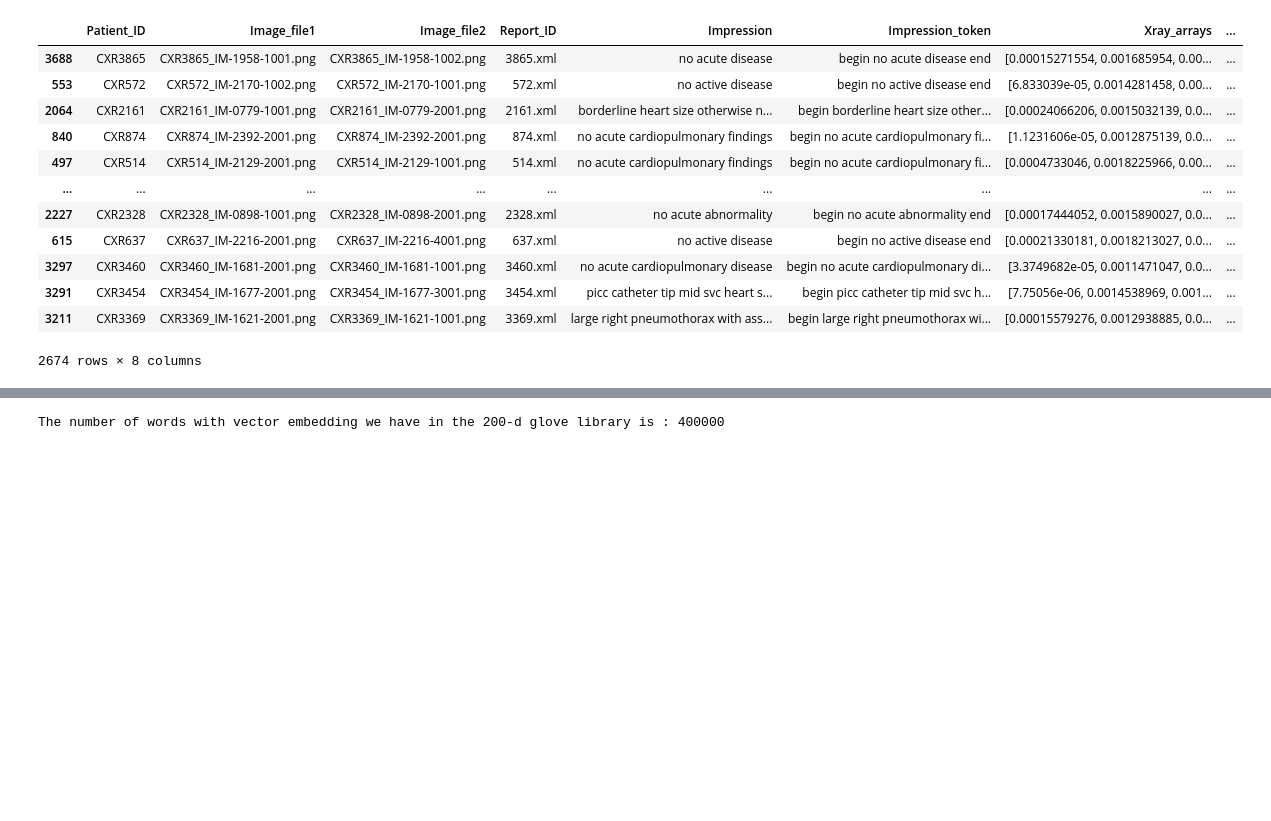
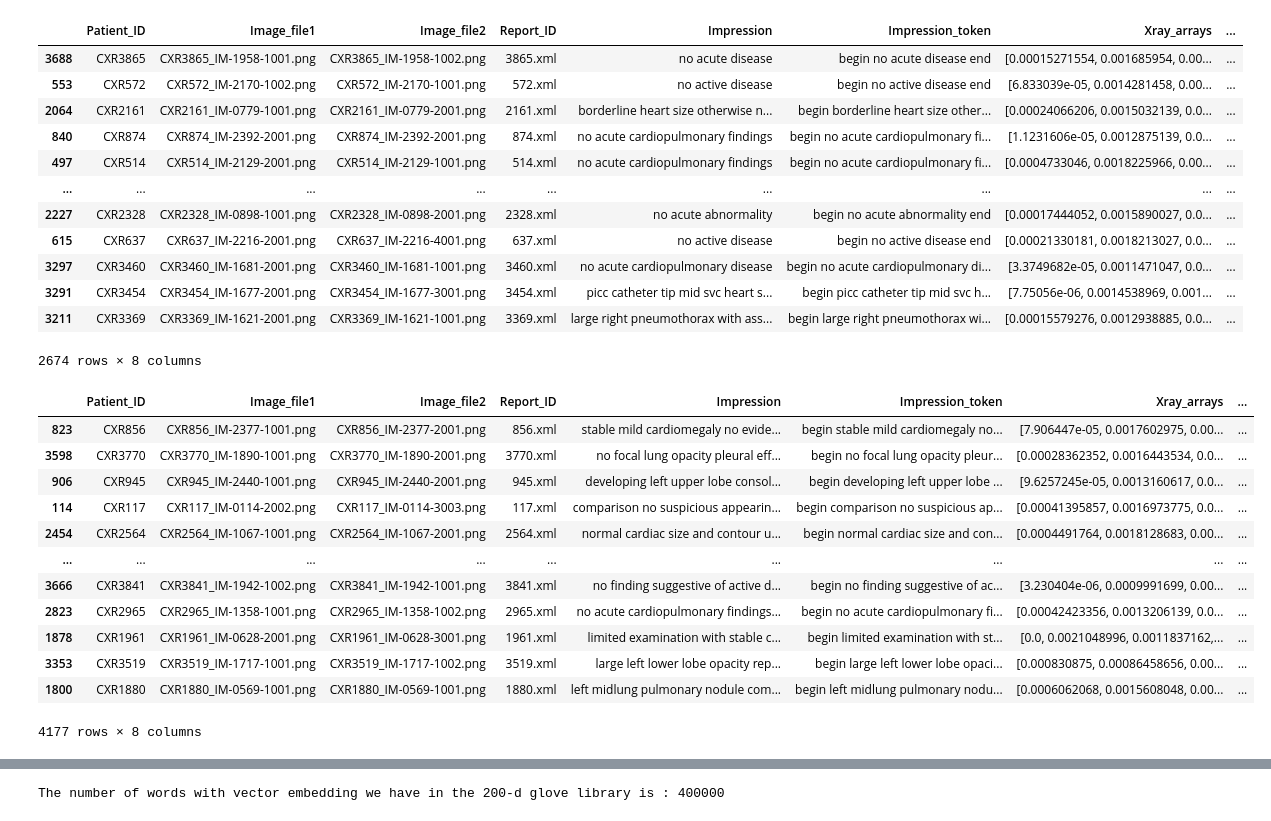
Before and after one commit to piperalpha7/CHEST-XRAY-KEYWORD-GENERATION-THROUGH-DEEP-LEARNING-, a Jupyter notebook: Python Notebooks/Model4.ipynb, the cells around one changed output, grey strips where cells are left out. Saved outputs shown, nothing was run; the diff lists cells and outputs as text; code cells hidden in the pictures; blank space fills up the shorter version.

```diff
--- a/Python Notebooks/Model4.ipynb
+++ b/Python Notebooks/Model4.ipynb
@@ -238,6 +242,23 @@ train =  pd.concat(add_dfs)
 # %%
 # Shuffling the train dataset
 train = shuffle(train)
+# %%
+# After resampling the number of samples in the train dataset have gone up #
+train
+# %% [output]
+|  | Patient_ID | Image_file1 | Image_file2 | Report_ID | Impression | Impression_token | Xray_arrays | ... |
+| 823 | CXR856 | CXR856_IM-2377-1001.png | CXR856_IM-2377-2001.png | 856.xml | stable mild cardiomegaly no evide... | begin stable mild cardiomegaly no... | [7.906447e-05, 0.0017602975, 0.00... | ... |
+| 3598 | CXR3770 | CXR3770_IM-1890-1001.png | CXR3770_IM-1890-2001.png | 3770.xml | no focal lung opacity pleural eff... | begin no focal lung opacity pleur... | [0.00028362352, 0.0016443534, 0.0... | ... |
+| 906 | CXR945 | CXR945_IM-2440-1001.png | CXR945_IM-2440-2001.png | 945.xml | developing left upper lobe consol... | begin developing left upper lobe ... | [9.6257245e-05, 0.0013160617, 0.0... | ... |
+| 114 | CXR117 | CXR117_IM-0114-2002.png | CXR117_IM-0114-3003.png | 117.xml | comparison no suspicious appearin... | begin comparison no suspicious ap... | [0.00041395857, 0.0016973775, 0.0... | ... |
+| 2454 | CXR2564 | CXR2564_IM-1067-1001.png | CXR2564_IM-1067-2001.png | 2564.xml | normal cardiac size and contour u... | begin normal cardiac size and con... | [0.0004491764, 0.0018128683, 0.00... | ... |
+| ... | ... | ... | ... | ... | ... | ... | ... | ... |
+| 3666 | CXR3841 | CXR3841_IM-1942-1002.png | CXR3841_IM-1942-1001.png | 3841.xml | no finding suggestive of active d... | begin no finding suggestive of ac... | [3.230404e-06, 0.0009991699, 0.00... | ... |
+| 2823 | CXR2965 | CXR2965_IM-1358-1001.png | CXR2965_IM-1358-1002.png | 2965.xml | no acute cardiopulmonary findings... | begin no acute cardiopulmonary fi... | [0.00042423356, 0.0013206139, 0.0... | ... |
+| 1878 | CXR1961 | CXR1961_IM-0628-2001.png | CXR1961_IM-0628-3001.png | 1961.xml | limited examination with stable c... | begin limited examination with st... | [0.0, 0.0021048996, 0.0011837162,... | ... |
+| 3353 | CXR3519 | CXR3519_IM-1717-1001.png | CXR3519_IM-1717-1002.png | 3519.xml | large left lower lobe opacity rep... | begin large left lower lobe opaci... | [0.000830875, 0.00086458656, 0.00... | ... |
+| 1800 | CXR1880 | CXR1880_IM-0569-1001.png | CXR1880_IM-0569-1001.png | 1880.xml | left midlung pulmonary nodule com... | begin left midlung pulmonary nodu... | [0.0006062068, 0.0015608048, 0.00... | ... |
+4177 rows × 8 columns
 # %%
 # As we see after rebalancing the 'Impression' value_counts has changed completely thereby giving a better balance to the train dataset #
 train['Impression'].value_counts()
```
Also changed, not shown: parts of 6 cells of this notebook, 9 other files.
